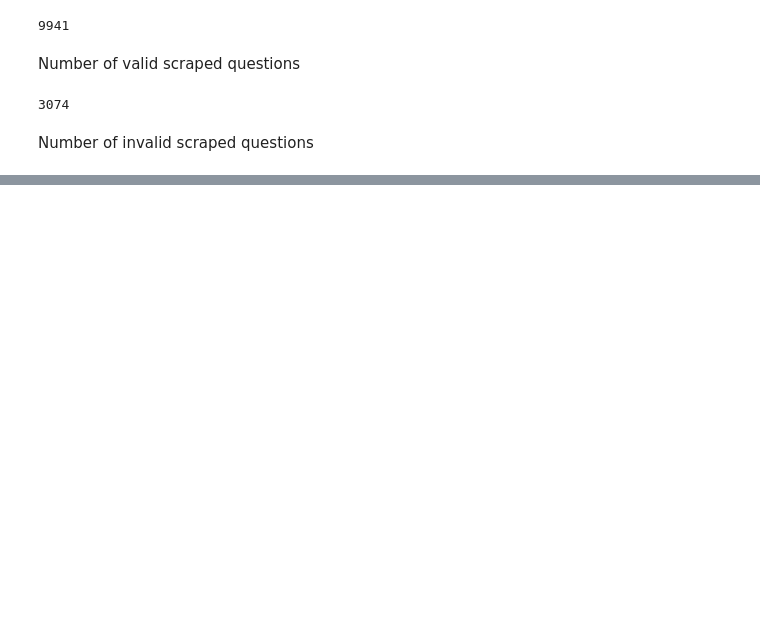
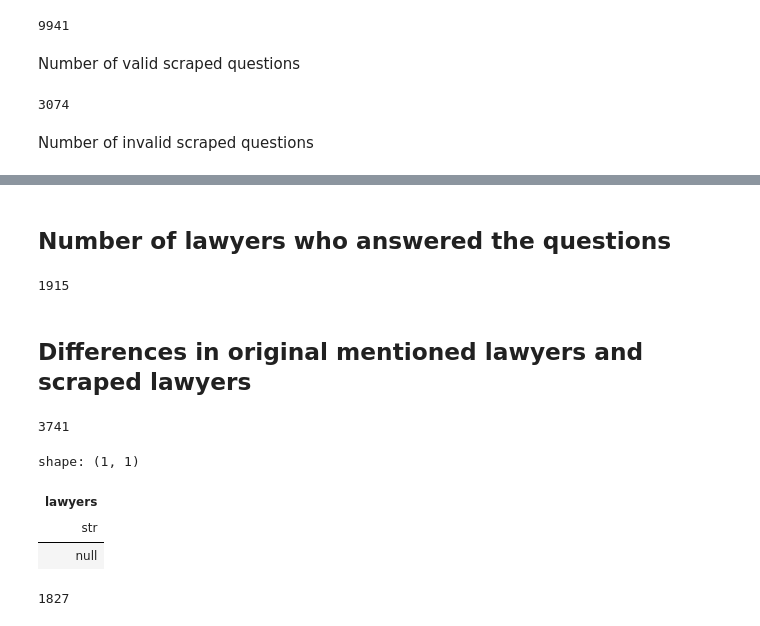
Before and after one commit to rolandramp/ExDDS24Group14, a Jupyter notebook: src/DataAnalysis.ipynb, the cells around one changed output, grey strips where cells are left out. Cells and saved outputs as stored; diff of their text form; code cells hidden in the pictures; blank space fills up the shorter version.

```diff
--- a/src/DataAnalysis.ipynb
+++ b/src/DataAnalysis.ipynb
@@ -68,0 +60,25 @@ to_scrape[0].select('number')[0,0]
+# %% [markdown]
+## Number of lawyers who answered the questions
+# %%
+scrape_questions_and_answers_new_df.select('lawyers').unique().shape[0]
+# %% [output]
+1915
+# %% [markdown]
+## Differences in original mentioned lawyers and scraped lawyers
+# %%
+lawyerid_to_lawyerurl_df = pl.read_json('../data/lawyerid_to_lawyerurl.json').transpose(include_header=True).rename({'column': 'lawyer_id', 'column_0': 'lawyer'}).with_columns(pl.col('lawyer_id').cast(pl.Int64)).sort('lawyer_id')
+
+lawyerid_to_lawyerurl_df.select('lawyer').unique().shape[0]
+# %% [output]
+3741
+# %%
+scrape_questions_and_answers_new_df.select('lawyers').unique().join(lawyerid_to_lawyerurl_df.select('lawyer'), left_on='lawyers',right_on='lawyer', how='anti')
+# %% [output]
+shape: (1, 1)
+| lawyers |
+| str |
+| null |
+# %%
+lawyerid_to_lawyerurl_df.select('lawyer').unique().join(scrape_questions_and_answers_new_df.select('lawyers'), left_on='lawyer',right_on='lawyers', how='anti').shape[0]
+# %% [output]
+1827
```
Also changed, not shown: parts of 13 cells of this notebook.
